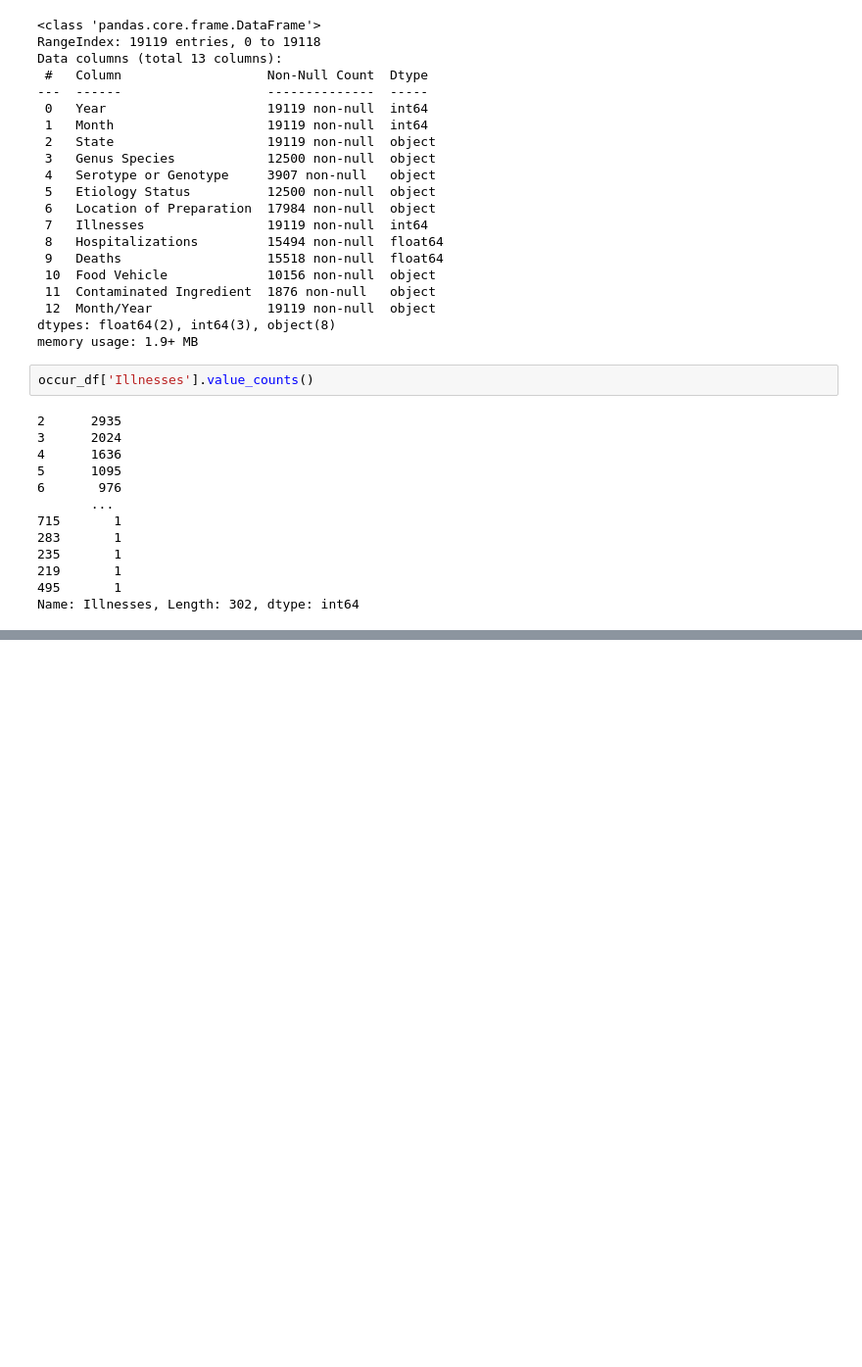
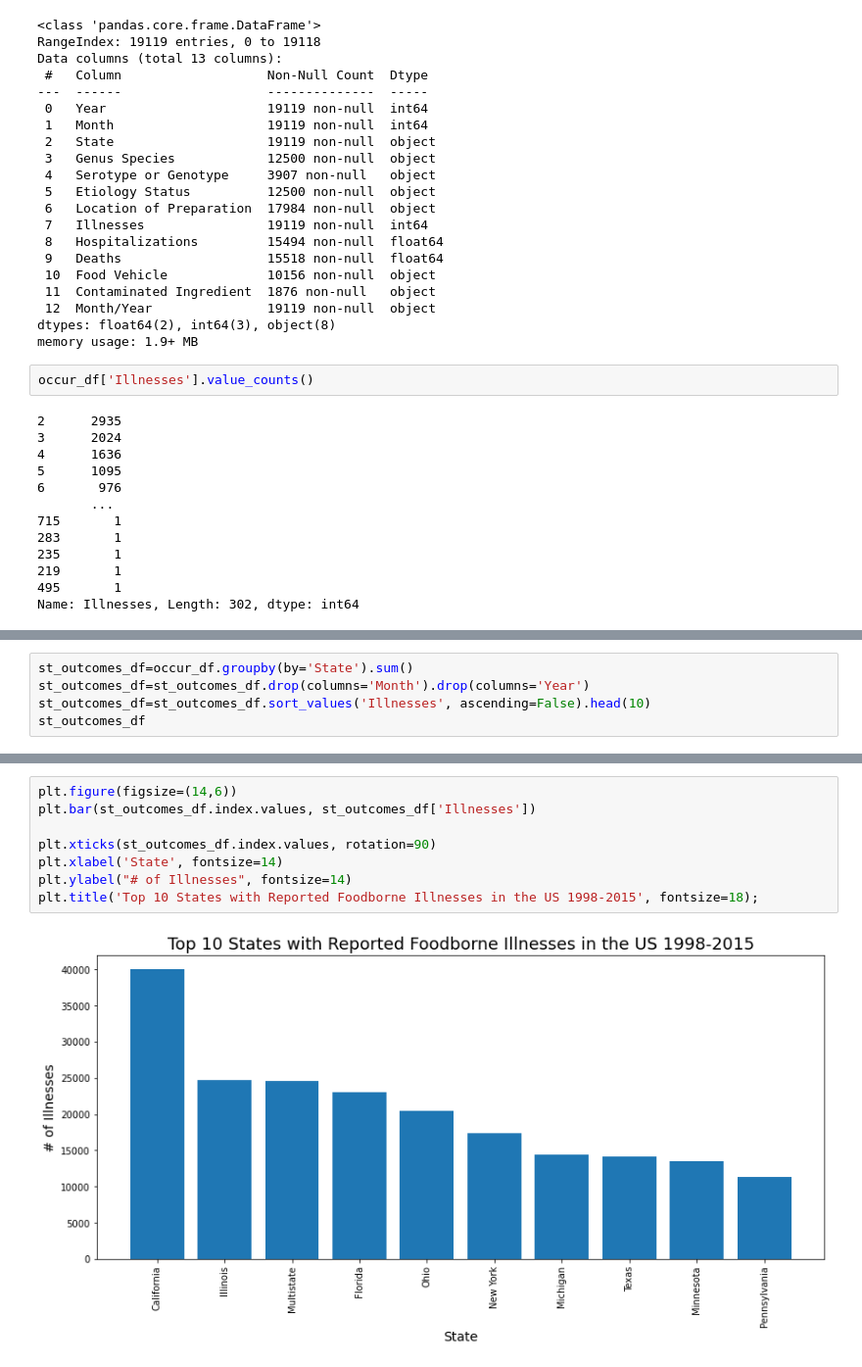
Before and after one commit to Aniastiti/Foodborne_Illness, a Jupyter notebook: notebooks/cdc_occurence_data.ipynb, the cells around one changed output, grey strips where cells are left out. Shown: that part at 98% size. Drawn from its saved outputs; the diff is of its cells as text; blank space fills up the shorter version.

```diff
--- a/notebooks/cdc_occurence_data.ipynb
+++ b/notebooks/cdc_occurence_data.ipynb
@@ -196,0 +228,5 @@ plt.title('Reported Foodborne Illness Deaths in the US 1998-2015', fontsize=18);
+# %%
+st_outcomes_df=occur_df.groupby(by='State').sum()
+st_outcomes_df=st_outcomes_df.drop(columns='Month').drop(columns='Year')
+st_outcomes_df=st_outcomes_df.sort_values('Illnesses', ascending=False).head(10)
+st_outcomes_df
@@ -196,0 +246,10 @@ plt.title('Reported Foodborne Illness Deaths in the US 1998-2015', fontsize=18);
+# %%
+plt.figure(figsize=(14,6))
+plt.bar(st_outcomes_df.index.values, st_outcomes_df['Illnesses'])
+
+plt.xticks(st_outcomes_df.index.values, rotation=90)
+plt.xlabel('State', fontsize=14)
+plt.ylabel("# of Illnesses", fontsize=14)
+plt.title('Top 10 States with Reported Foodborne Illnesses in the US 1998-2015', fontsize=18);
+# %% [output]
+[figure, added]
```
Also changed, not shown: parts of 24 cells of this notebook, 1 other file.
